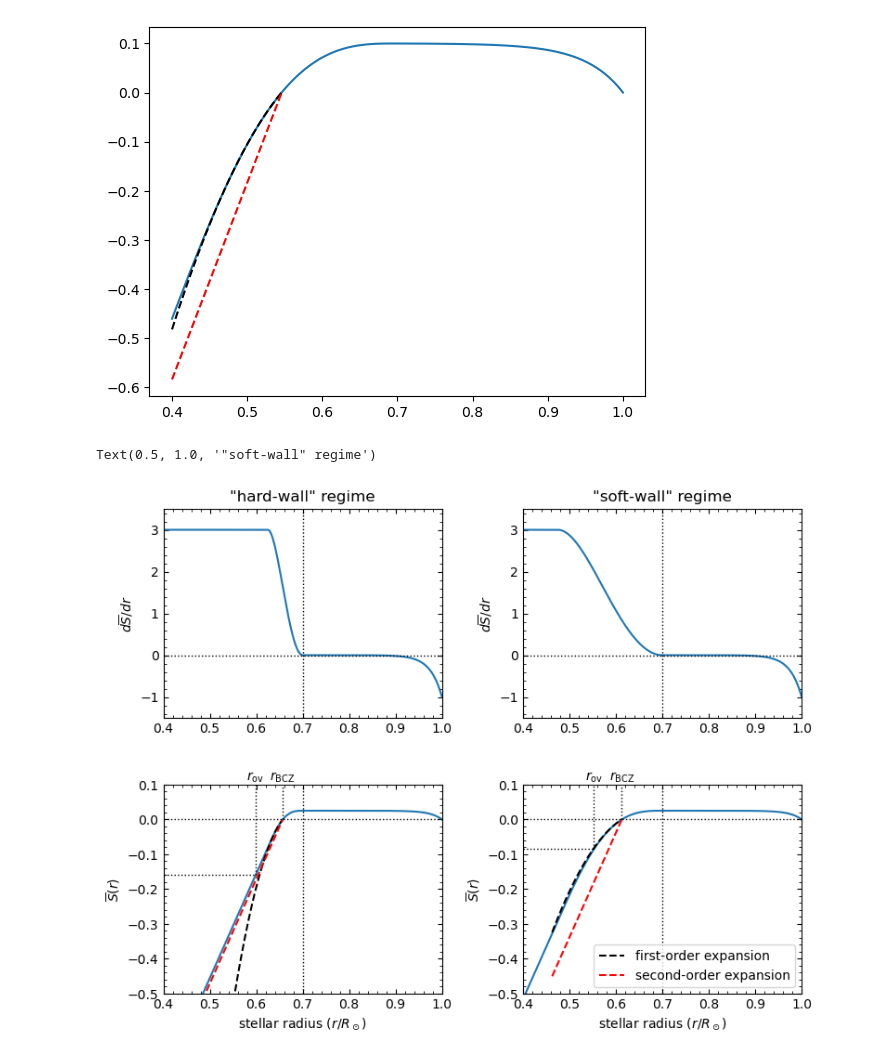
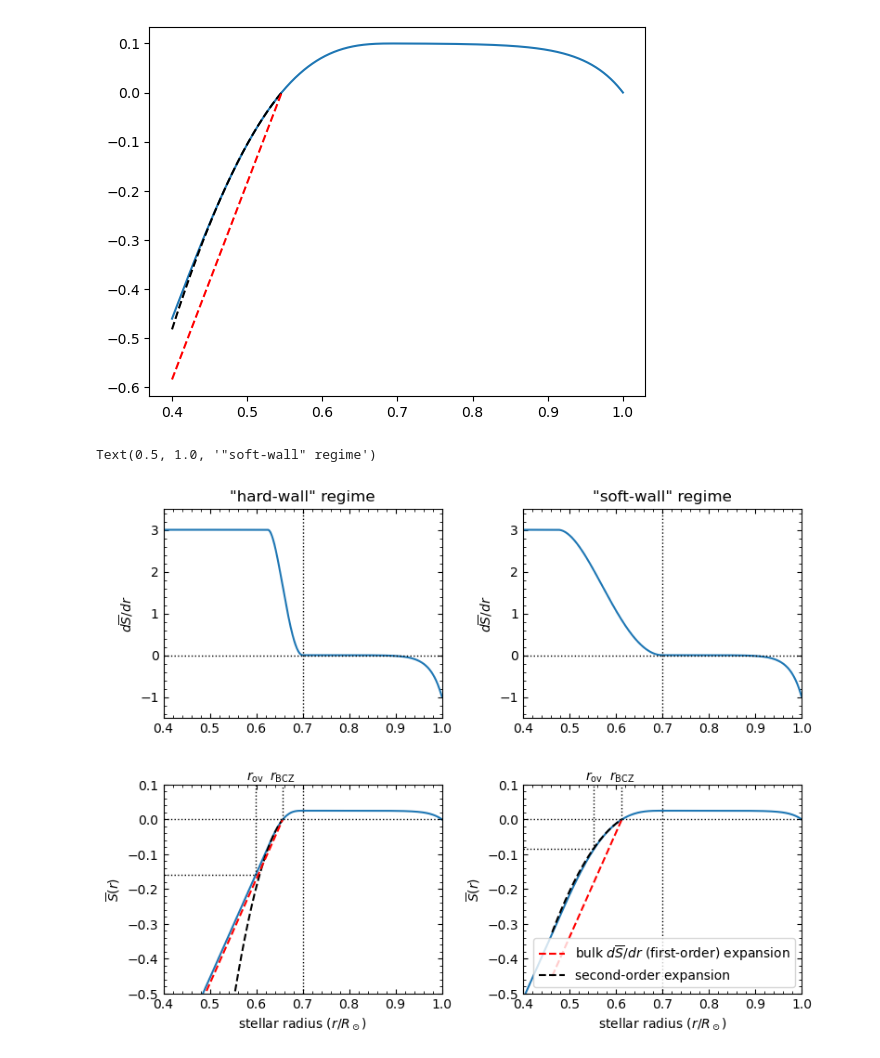
Before and after one commit to illorenzo7/Research_Notes, a Jupyter notebook: overshoot_regimes/entropy_profile_two_regimes.ipynb, the cells around one changed output. Drawn from its saved outputs; the diff is of its cells as text; code cells hidden in the pictures.

```diff
--- a/overshoot_regimes/entropy_profile_two_regimes.ipynb
+++ b/overshoot_regimes/entropy_profile_two_regimes.ipynb
@@ -139,7 +158,6 @@ partial_rrange = 0.2
 ir_partial1 = np.argmin(np.abs(r - r_bcz + partial_rrange))
 ir_partial2 = ir_bcz
 plt.plot(r[ir_partial1:ir_partial2], approx[ir_partial1:ir_partial2], 'k--')
-
 plt.plot(r[ir_partial1:ir_partial2], approx_lin[ir_partial1:ir_partial2], 'r--')
 
 # estimate location of overshoot layer
@@ -200,9 +218,9 @@ approx_lin = (r-r_bcz)*dsdr_rz
 partial_rrange = 0.15
 ir_partial1 = np.argmin(np.abs(r - r_bcz + partial_rrange))
 ir_partial2 = ir_bcz
-plt.plot(r[ir_partial1:ir_partial2], approx[ir_partial1:ir_partial2], 'k--', label='first-order expansion')
-
-plt.plot(r[ir_partial1:ir_partial2], approx_lin[ir_partial1:ir_partial2], 'r--', label='second-order expansion')
+plt.plot(r[ir_partial1:ir_partial2], approx_lin[ir_partial1:ir_partial2], 'r--',\
+         label='bulk ' + r'$d\overline{S}/dr$' + ' (first-order) expansion')
+plt.plot(r[ir_partial1:ir_partial2], approx[ir_partial1:ir_partial2], 'k--', label='second-order expansion')
 plt.legend()
 
 # estimate location of overshoot layer
@@ -244,34 +262,34 @@ axs[1,0].plot(np.zeros(100) + r_ov1, np.linspace(-scz1, ymax2, 100), 'k:', lw=lw
 axs[1,0].text(r_ov1, ymax2, r'$r_{\rm ov}$', va='bottom', ha='center')
 axs[1,0].plot(np.zeros(100) + r_bcz1, np.linspace(0., ymax2, 100), 'k:', lw=lw_thin)
 axs[1,0].text(r_bcz1, ymax2, r'$r_{\rm BCZ}$', va='bottom', ha='center')
 
 
 axs[1,1].plot(np.zeros(100) + r_ov2, np.linspace(-scz2, ymax2, 100), 'k:', lw=lw_thin)
 axs[1,1].text(r_ov2, ymax2, r'$r_{\rm ov}$', va='bottom', ha='center')
 axs[1,1].plot(np.zeros(100) + r_bcz2, np.linspace(0., ymax2, 100), 'k:', lw=lw_thin)
 axs[1,1].text(r_bcz2, ymax2, r'$r_{\rm BCZ}$', va='bottom', ha='center')
 
 # get ticks everywhere
 for ax in axs.flatten():
     plt.sca(ax)
     plt.minorticks_on()
     plt.tick_params(top=True, right=True, direction='in', which='both')
 
 # label the bottom axes
 for ax in axs[1,:]:
     ax.set_xlabel('stellar radius ' + r'$(r/R_\odot)$')
     ax.set_ylabel(r'$\overline{S}(r)$')
 
 
 # put ylabels on top axes, also titles
 axs[0, 0].set_ylabel(r'$d\overline{S}/dr$')
 axs[0, 1].set_ylabel(r'$d\overline{S}/dr$')
 
 axs[0,0].set_title('"hard-wall" regime')
 axs[0,1].set_title('"soft-wall" regime')
 # %% [output]
 Text(0.5, 1.0, '"soft-wall" regime')
-[figure, old version]
+[figure, new version]
 # %%
 ymax
 # %% [output]
```
Also changed, not shown: parts of 2 cells of this notebook, 1 other file.
